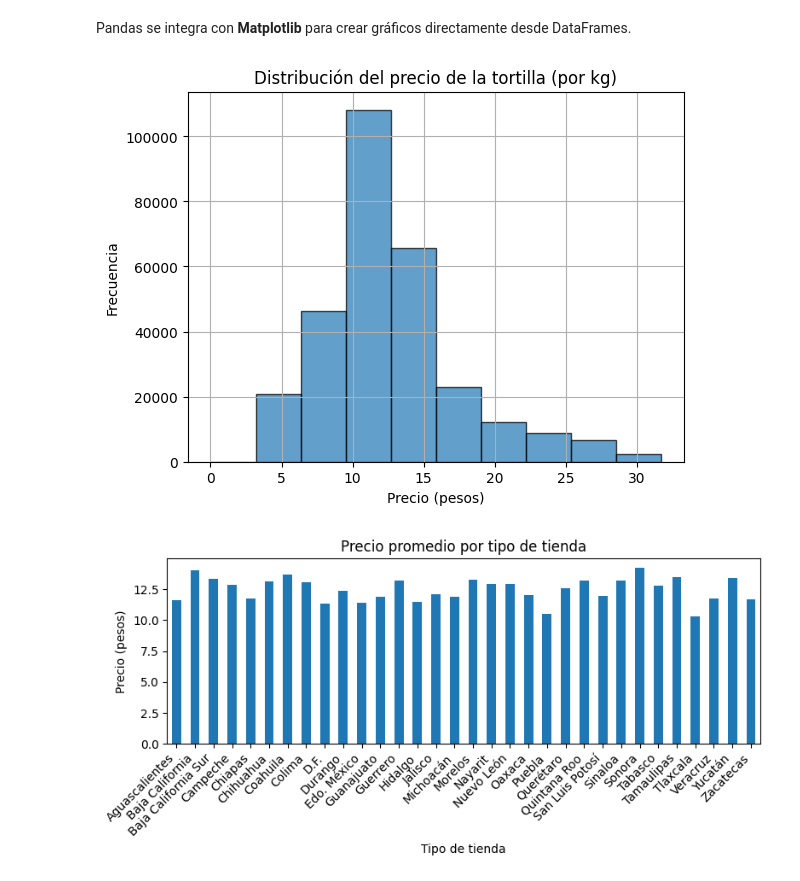
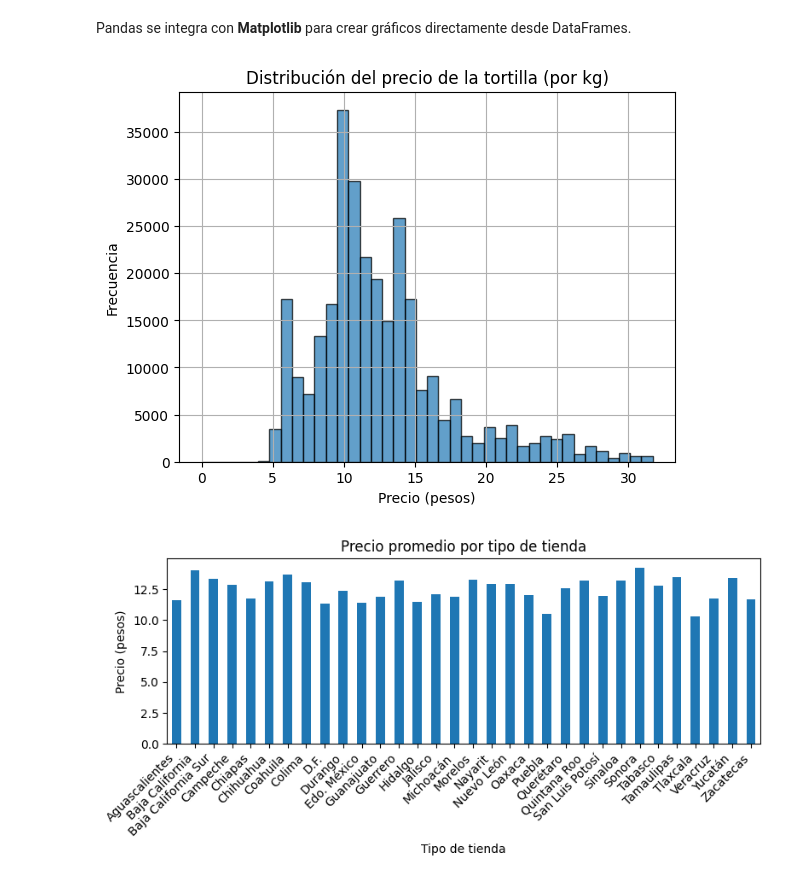
Before and after one commit to jarsmp37/progavan, a Jupyter notebook: Ejercicios OOP/ejerciciodata/comandos_basicos_ciencia_datos.ipynb, the cells around one changed output. Saved outputs shown, nothing was run; the diff lists cells and outputs as text; code cells hidden in the pictures.

```diff
--- a/Ejercicios OOP/ejerciciodata/comandos_basicos_ciencia_datos.ipynb
+++ b/Ejercicios OOP/ejerciciodata/comandos_basicos_ciencia_datos.ipynb
@@ -459,14 +480,14 @@ pip install matplotlib
 # %%
 import matplotlib.pyplot as plt
 
 # Histograma del precio por kilogramo
-df_limpio['Precio por kilogramo'].hist(bins=10, edgecolor='black', alpha=0.7)
+df_limpio['Precio por kilogramo'].hist(bins=40, edgecolor='black', alpha=0.7)
 plt.title('Distribución del precio de la tortilla (por kg)')
 plt.xlabel('Precio (pesos)')
 plt.ylabel('Frecuencia')
 plt.show()
 # %% [output]
-[figure, old version]
+[figure, new version]
 # %%
 # Gráfico de barras: precio promedio por tipo de tienda
 precio_tienda = df_limpio.groupby('Estado')['Precio por kilogramo'].mean()
```
Also changed, not shown: parts of 8 cells of this notebook, 10 other files.
